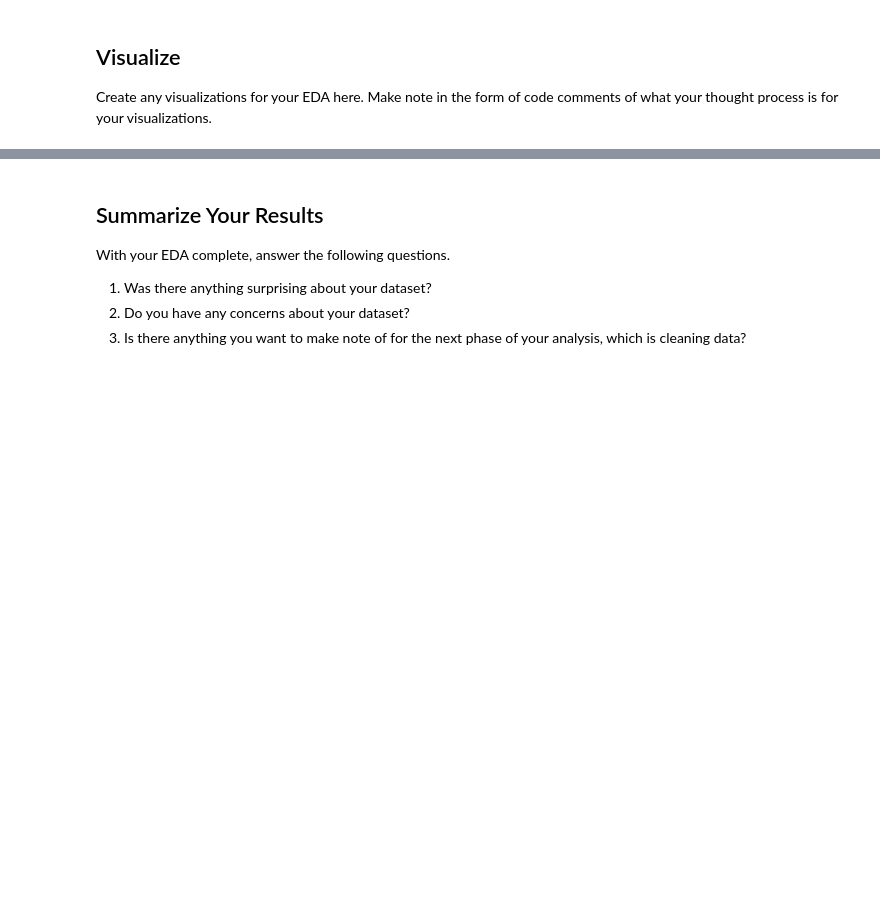
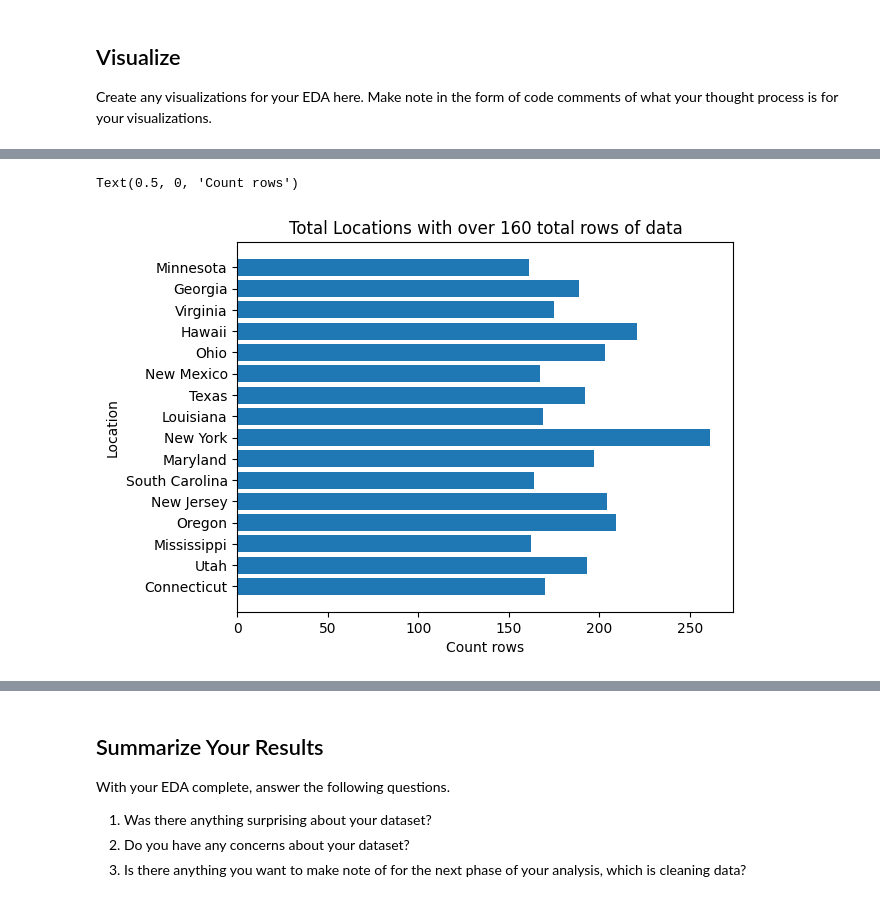
Before and after one commit to LaunchCodeEducation/da-2024-final-project-example, a Jupyter notebook: checkpoint-two.ipynb, the cells around one changed output, grey strips where cells are left out. Drawn from its saved outputs; the diff is of its cells as text; code cells hidden in the pictures; blank space fills up the shorter version.

```diff
--- a/checkpoint-two.ipynb
+++ b/checkpoint-two.ipynb
@@ -141,12 +160,12 @@ row_val_2 = "Sample size of denominator and/or age group for age-standardization
 exclude = [row_val_1, row_val_2]
 
 
-filtered_df = df[~df[column_dict['df_footnote']].isin(exclude)]
+location_with_data_filtered_df = df[~df[column_dict['df_footnote']].isin(exclude)]
 # Locations with data
-locations_with_data = filtered_df[column_dict['location_desc']].unique()
+locations_with_data = location_with_data_filtered_df[column_dict['location_desc']].unique()
 
-no_data_df = df[df[column_dict['df_footnote']].isin(exclude)]
-locations_without_data = no_data_df[column_dict['location_desc']].unique()
+locations_no_data_df = df[df[column_dict['df_footnote']].isin(exclude)]
+locations_without_data = locations_no_data_df[column_dict['location_desc']].unique()
 
 
 print(len(locations_with_data))
@@ -195,0 +231,33 @@ Create any visualizations for your EDA here. Make note in the form of code comme
+# %%
+# Code Here
+keys = locations_with_data
+
+values = []
+
+# in billions
+for k in keys:
+	ldf = location_with_data_filtered_df
+	sum = int(ldf[ldf[column_dict['location_desc']] == k][column_dict['id']].count())
+	values.append(sum)
+
+
+threshold = 160
+keys_over_threshold = []
+values_over_threshold = []
+
+exclude = ['Midwest', 'South', 'Northeast', 'United States, DC & Territories', 'West']
+
+
+for index,v in enumerate(keys):
+	if values[index] > threshold and v not in exclude:
+		keys_over_threshold.append(v)
+		values_over_threshold.append(values[index])
+
+
+plt.barh(keys_over_threshold, values_over_threshold, align='center')
+plt.title("Total Locations with over 160 total rows of data")
+plt.ylabel("Location")
+plt.xlabel("Count rows")
+# %% [output]
+Text(0.5, 0, 'Count rows')
+[figure, added]
```
Also changed, not shown: parts of 6 cells of this notebook.
